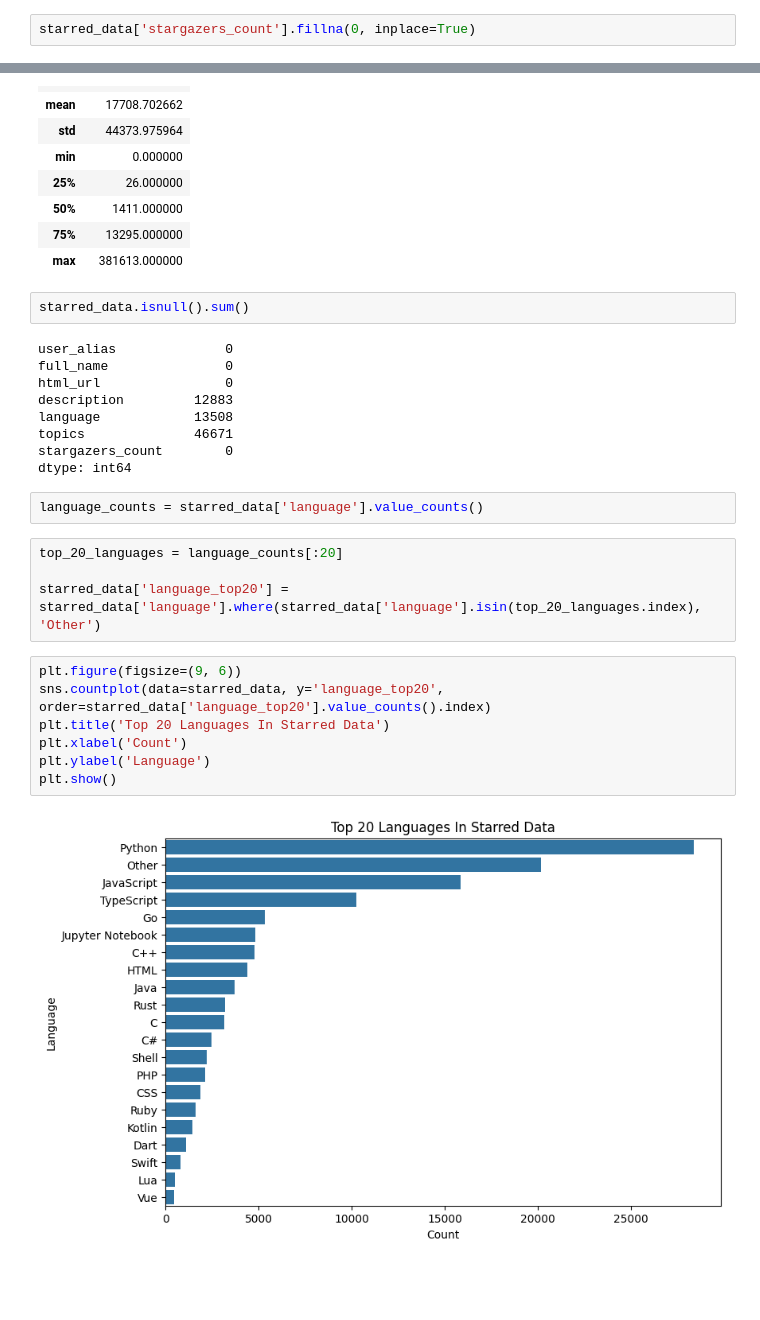
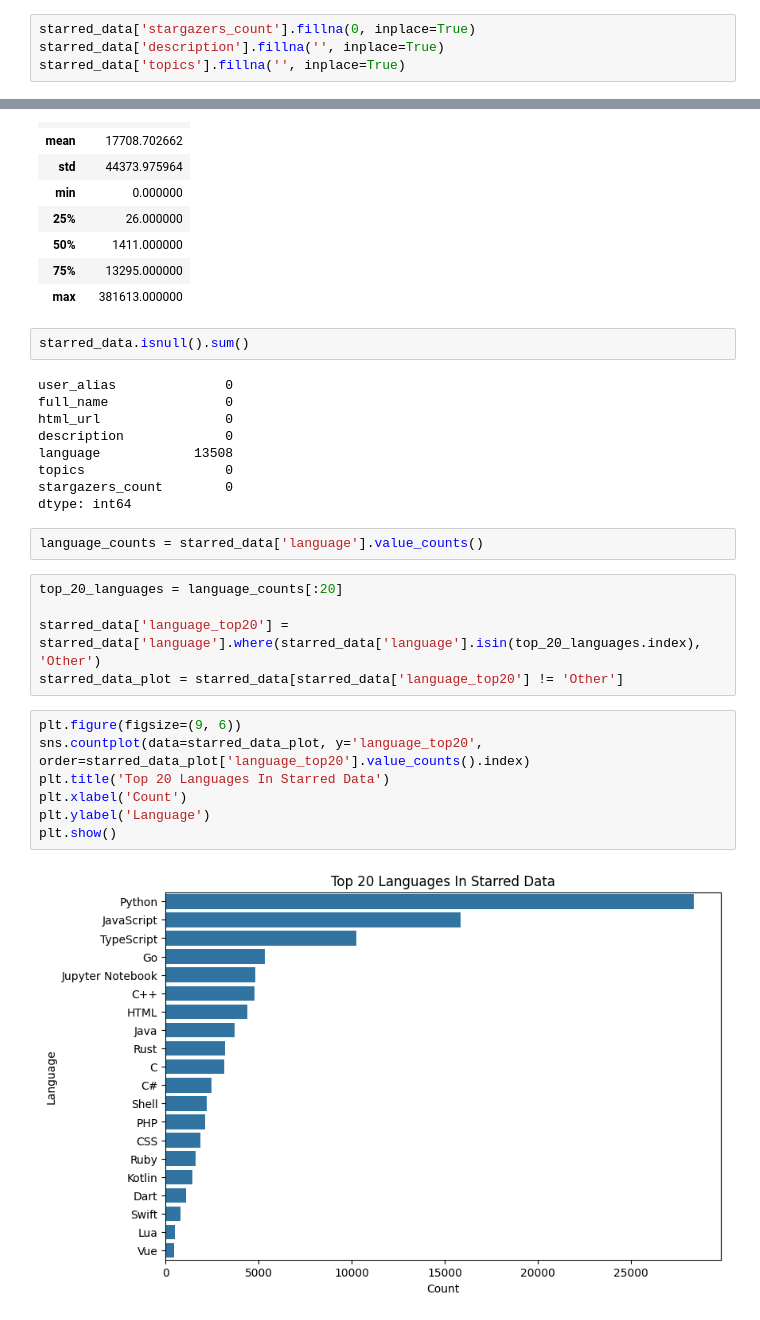
Before and after one commit to kritserv/analyze-how-python-developer-use-github, a Jupyter notebook: exploratory_data_analysis.ipynb, the cells around one changed output, grey strips where cells are left out. Cells and saved outputs as stored; diff of their text form; blank space fills up the shorter version.

```diff
--- a/exploratory_data_analysis.ipynb
+++ b/exploratory_data_analysis.ipynb
@@ -245,6 +311,8 @@ plt.show()
 # Starred Data
 # %%
 starred_data['stargazers_count'].fillna(0, inplace=True)
+starred_data['description'].fillna('', inplace=True)
+starred_data['topics'].fillna('', inplace=True)
 # %%
 starred_data.head()
 # %% [output]
@@ -289,9 +357,9 @@ starred_data.isnull().sum()
 user_alias              0
 full_name               0
 html_url                0
-description         12883
+description             0
 language            13508
-topics              46671
+topics                  0
 stargazers_count        0
 dtype: int64
 # %%
@@ -300,12 +368,13 @@ language_counts = starred_data['language'].value_counts()
 top_20_languages = language_counts[:20]
 
 starred_data['language_top20'] = starred_data['language'].where(starred_data['language'].isin(top_20_languages.index), 'Other')
+starred_data_plot = starred_data[starred_data['language_top20'] != 'Other']
 # %%
 plt.figure(figsize=(9, 6))
-sns.countplot(data=starred_data, y='language_top20', order=starred_data['language_top20'].value_counts().index)
+sns.countplot(data=starred_data_plot, y='language_top20', order=starred_data_plot['language_top20'].value_counts().index)
 plt.title('Top 20 Languages In Starred Data')
 plt.xlabel('Count')
 plt.ylabel('Language')
 plt.show()
 # %% [output]
-[figure, old version]
+[figure, new version]
```
Also changed, not shown: parts of 27 cells of this notebook.
